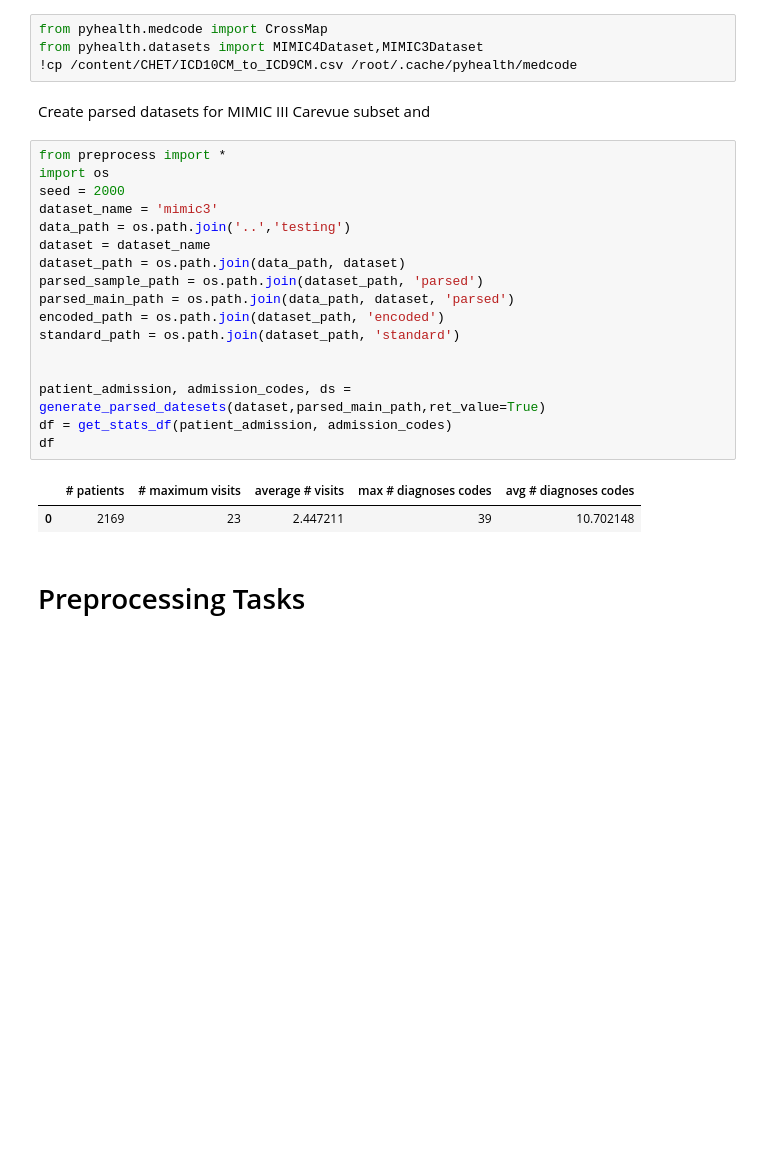
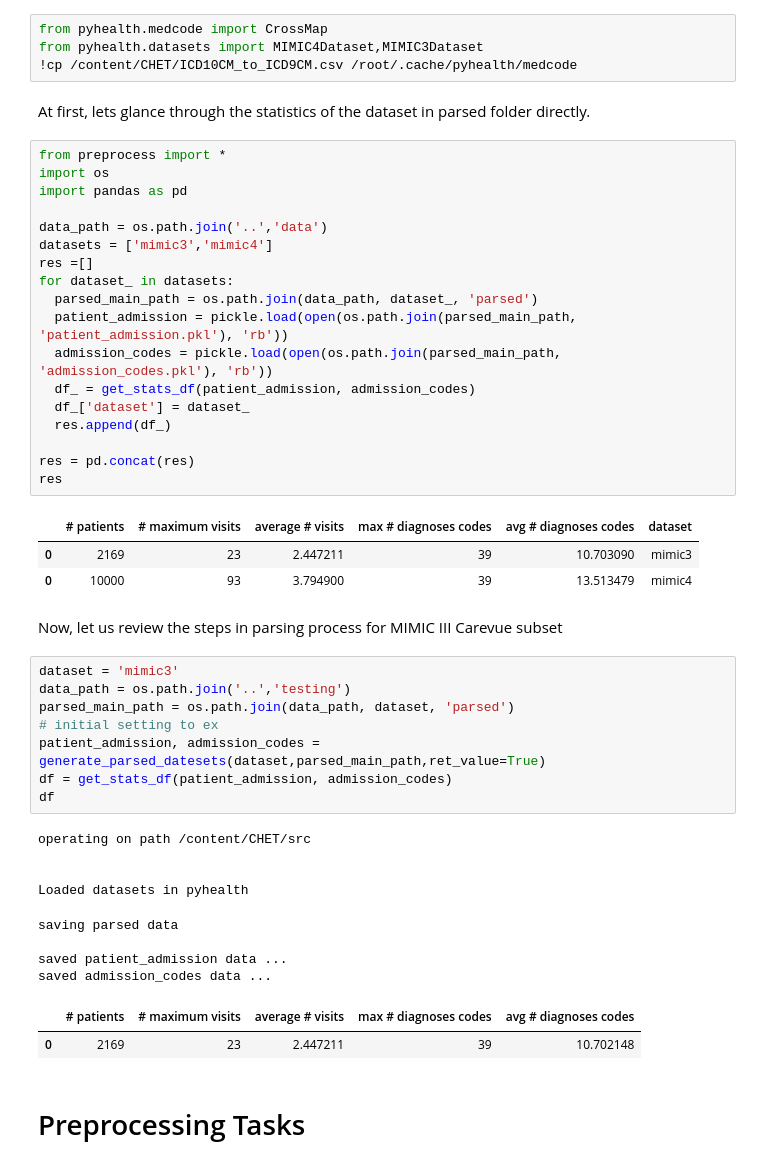
Before and after one commit to sanjayathreya/CHET, a Jupyter notebook: src/Descriptive-Notebook.ipynb, the cells around one changed output. Drawn from its saved outputs; the diff is of its cells as text; blank space fills up the shorter version.

```diff
--- a/src/Descriptive-Notebook.ipynb
+++ b/src/Descriptive-Notebook.ipynb
@@ -75,26 +74,49 @@ In order to preprocess MIMIC4dataset we need to copy over the mapping of ICD10CM
 from pyhealth.medcode import CrossMap
 from pyhealth.datasets import MIMIC4Dataset,MIMIC3Dataset
 !cp /content/CHET/ICD10CM_to_ICD9CM.csv /root/.cache/pyhealth/medcode
-# %% [markdown]
-Create parsed datasets for MIMIC III Carevue subset and
+# %% [markdown]
+At first, lets glance through the statistics of the dataset in parsed folder directly.
+# %%
+from preprocess import *
+import os
+import pandas as pd
+
+data_path = os.path.join('..','data')
+datasets = ['mimic3','mimic4']
+res =[]
+for dataset_ in datasets:
+  parsed_main_path = os.path.join(data_path, dataset_, 'parsed')
+  patient_admission = pickle.load(open(os.path.join(parsed_main_path, 'patient_admission.pkl'), 'rb'))
+  admission_codes = pickle.load(open(os.path.join(parsed_main_path, 'admission_codes.pkl'), 'rb'))
+  df_ = get_stats_df(patient_admission, admission_codes)
+  df_['dataset'] = dataset_
+  res.append(df_)
+
+res = pd.concat(res)
+res
+# %% [output]
+|  | # patients | # maximum visits | average # visits | max # diagnoses codes | avg # diagnoses codes | dataset |
+| 0 | 2169 | 23 | 2.447211 | 39 | 10.703090 | mimic3 |
+| 0 | 10000 | 93 | 3.794900 | 39 | 13.513479 | mimic4 |
+# %% [markdown]
+Now, let us review the steps in parsing process for MIMIC III Carevue subset
 # %%
-from preprocess import *
-import os
-seed = 2000
-dataset_name = 'mimic3'
+dataset = 'mimic3'
 data_path = os.path.join('..','testing')
-dataset = dataset_name
-dataset_path = os.path.join(data_path, dataset)
-parsed_sample_path = os.path.join(dataset_path, 'parsed')
 parsed_main_path = os.path.join(data_path, dataset, 'parsed')
-encoded_path = os.path.join(dataset_path, 'encoded')
-standard_path = os.path.join(dataset_path, 'standard')
-
-
-patient_admission, admission_codes, ds = generate_parsed_datesets(dataset,parsed_main_path,ret_value=True)
+# initial setting to ex
+patient_admission, admission_codes = generate_parsed_datesets(dataset,parsed_main_path,ret_value=True)
 df = get_stats_df(patient_admission, admission_codes)
 df
 # %% [output]
+operating on path /content/CHET/src
+
+
+Loaded datasets in pyhealth
+saving parsed data
+
+saved patient_admission data ...
+saved admission_codes data ...
 |  | # patients | # maximum visits | average # visits | max # diagnoses codes | avg # diagnoses codes |
 | 0 | 2169 | 23 | 2.447211 | 39 | 10.702148 |
 # %% [markdown]
```
Also changed, not shown: parts of 9 cells of this notebook.
